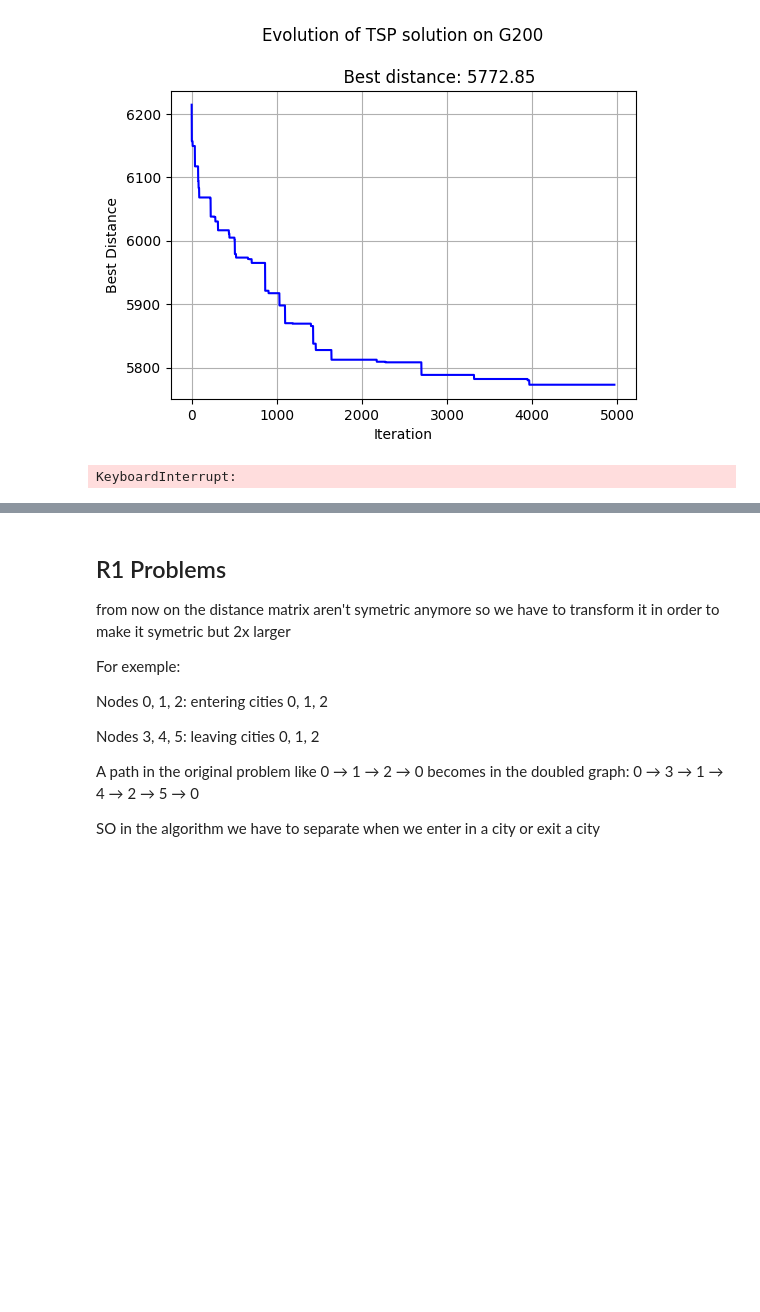
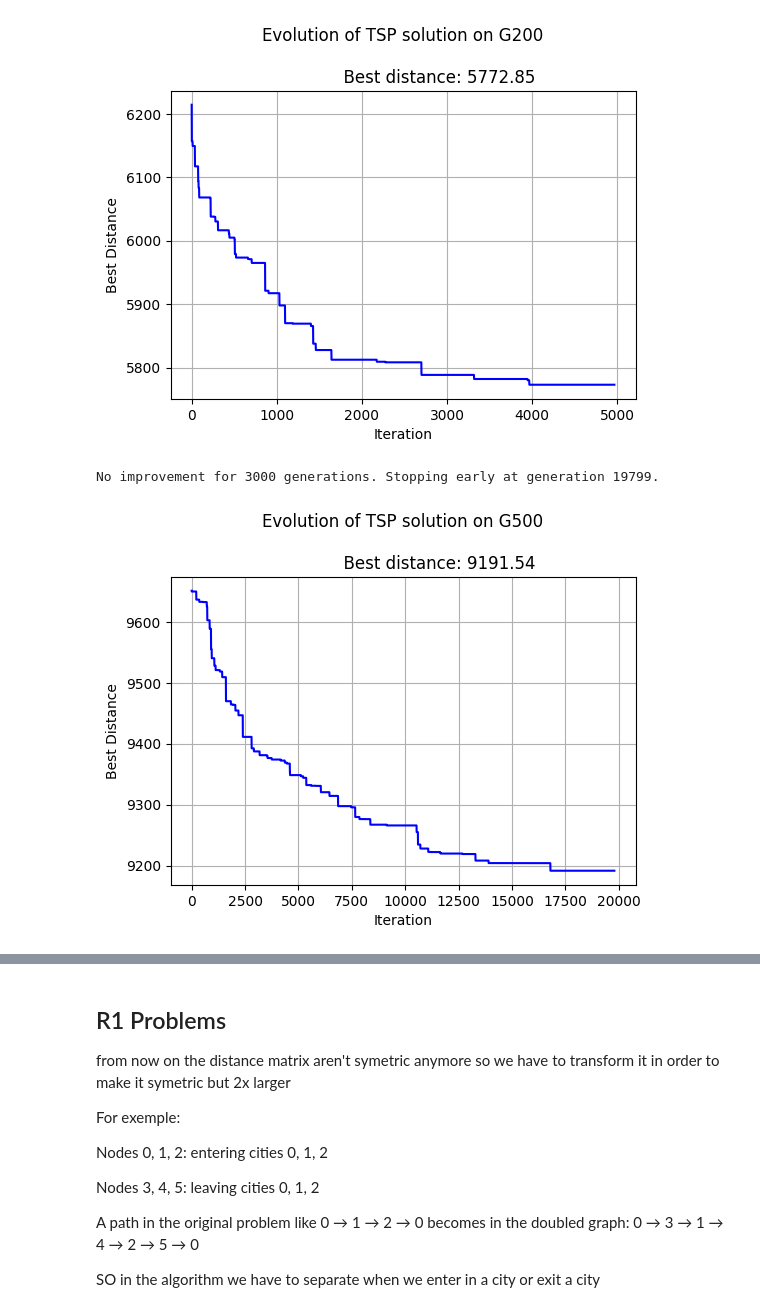
Before and after one commit to NiccoloAntonelliDziri/CI2025_lab2, a Jupyter notebook: final.ipynb, the cells around one changed output, grey strips where cells are left out. Drawn from its saved outputs; the diff is of its cells as text; code cells hidden in the pictures; blank space fills up the shorter version.

```diff
--- a/final.ipynb
+++ b/final.ipynb
@@ -350,7 +350,7 @@ def evolutionAlgorithm(distance_matrix, lmbda, mu, num_generations=100, swap_fun
 
         # Create children with or without fast distance
         if can_use_fast:
-            population, fitness_values = createChildrenFast(parents, parent_fitness, n_cities, lmbda, mu, distance_matrix, swapµ)
+            population, fitness_values = createChildrenFast(parents, parent_fitness, n_cities, lmbda, mu, distance_matrix, swap_function)
         else:
             population = createChildren(parents, n_cities, lmbda, mu, swap_function)
             fitness_values = evaluatePopulation(population, distance_matrix, lmbda, n_cities)
@@ -436,14 +436,15 @@ No improvement for 1000 generations. Stopping early at generation 4966.
 [figure]
 # %%
 path_g500, dist_g500, evolution_g500 = evolutionAlgorithm(DM_G500, lmbda=200, mu=20,
-                                                                        num_generations=10000, swap_function=swap2opt,
-                                                                        max_no_improvement=1000,
+                                                                        num_generations=20000, swap_function=swap2opt,
+                                                                        max_no_improvement=3000,
                                                                         force_greedy_start=True)
 plotEvolution(evolution_g500,
               title=f"""Evolution of TSP solution on G500\n
               Best distance: {dist_g500:.2f}""")
-# Best distance found: 9352.00
+# Best distance found: 9191.54
 # %% [output]
-KeyboardInterrupt:
+No improvement for 3000 generations. Stopping early at generation 19799.
+[figure, added]
 # %%
 path_g1000, dist_g1000, evolution_g1000 = evolutionAlgorithm(DM_G1000, lmbda=200, mu=20,
```
Also changed, not shown: parts of 1 cell of this notebook, 1 other file.
